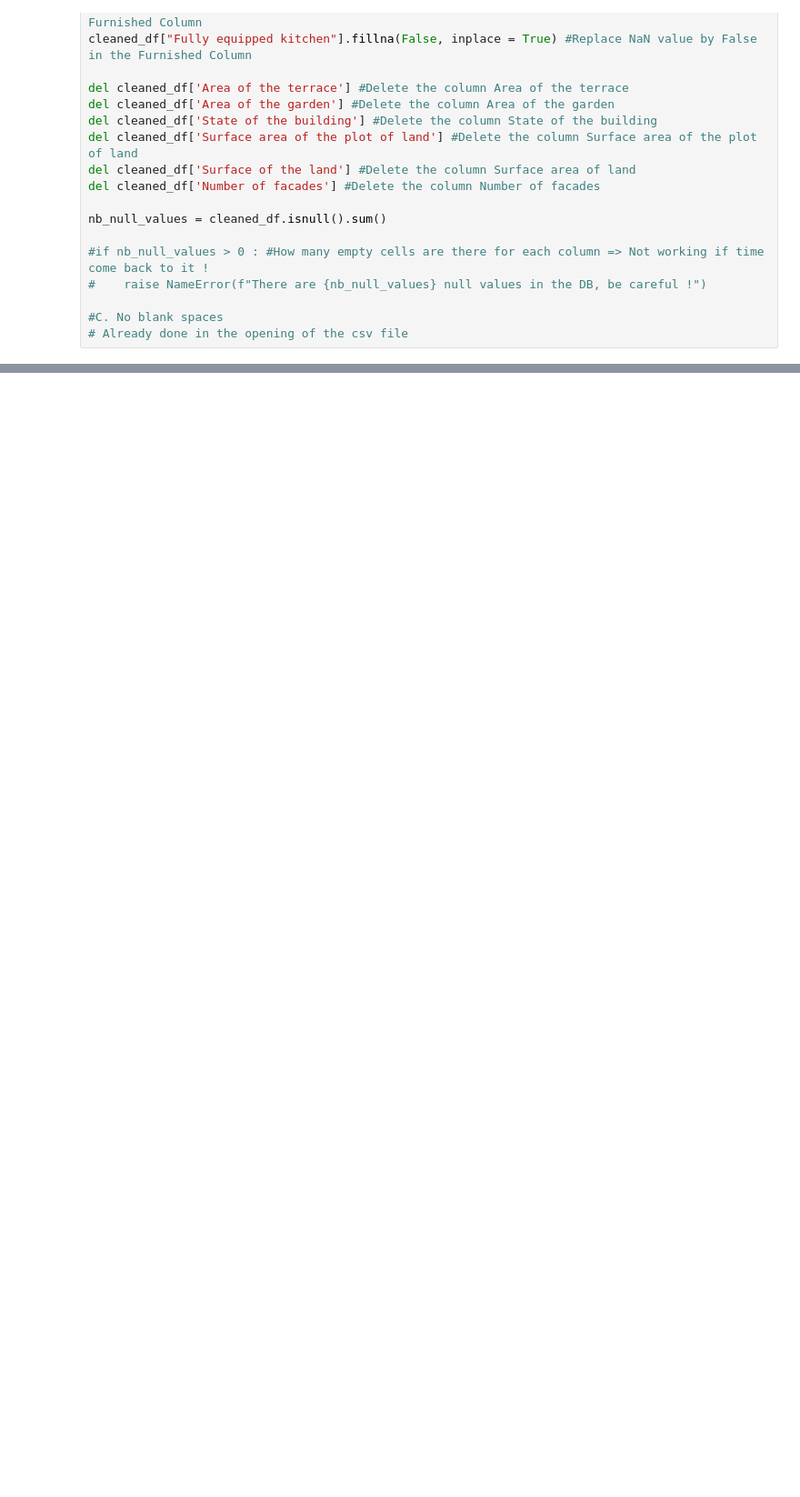
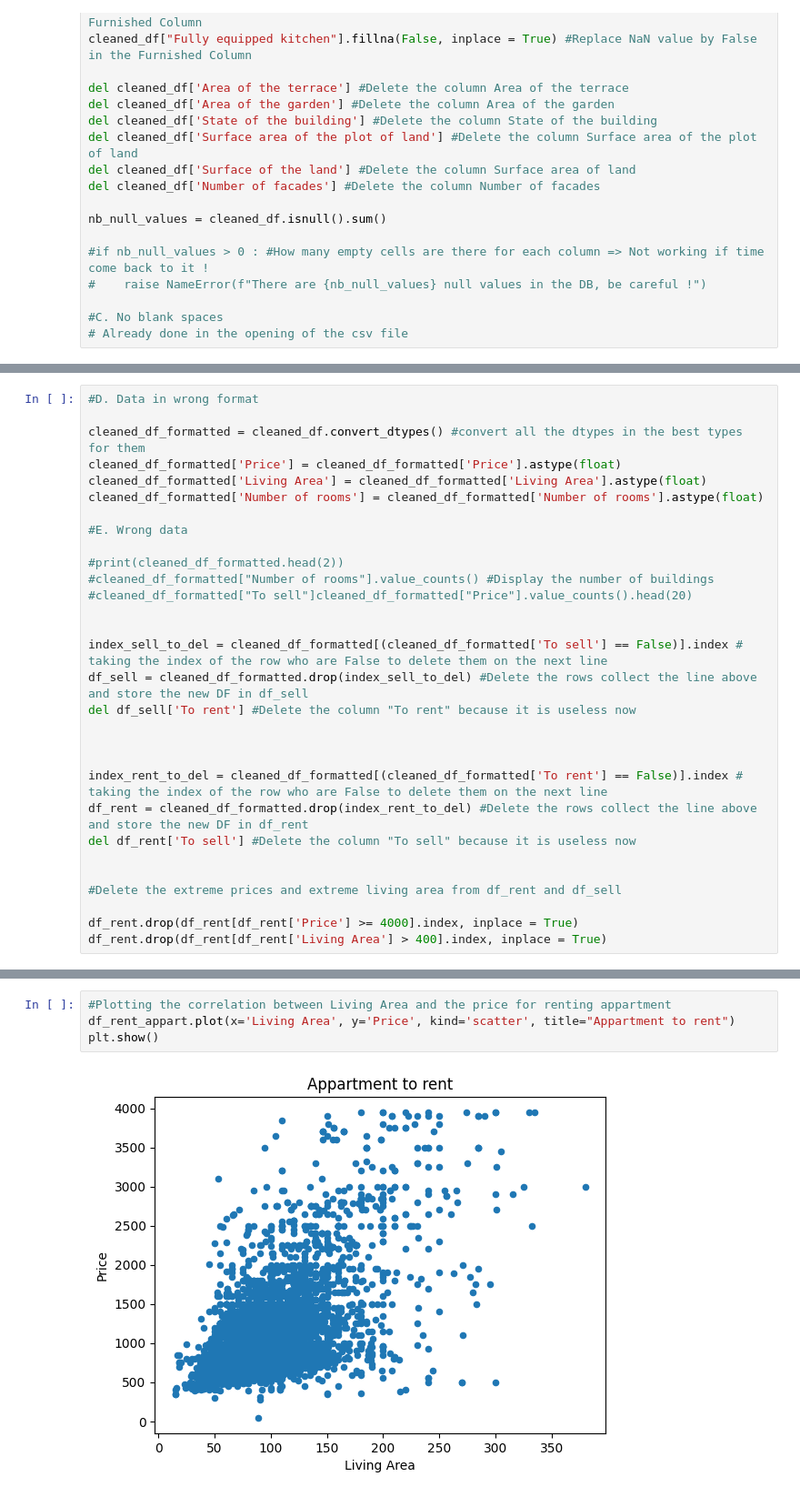
Before and after one commit to vdbromain/real-estate-price-prediction, a Jupyter notebook: Second_Week.ipynb, the cells around one changed output, grey strips where cells are left out. Shown at 91% size. Saved outputs shown, nothing was run; the diff lists cells and outputs as text; blank space fills up the shorter version.

Commit message:
Monday evening End of the plotting part

```diff
--- a/Second_Week.ipynb
+++ b/Second_Week.ipynb
@@ -149,0 +44,30 @@ plt.show()
+# %%
+#D. Data in wrong format
+
+cleaned_df_formatted = cleaned_df.convert_dtypes() #convert all the dtypes in the best types for them
+cleaned_df_formatted['Price'] = cleaned_df_formatted['Price'].astype(float)
+cleaned_df_formatted['Living Area'] = cleaned_df_formatted['Living Area'].astype(float)
+cleaned_df_formatted['Number of rooms'] = cleaned_df_formatted['Number of rooms'].astype(float)
+
+#E. Wrong data
+
+#print(cleaned_df_formatted.head(2))
+#cleaned_df_formatted["Number of rooms"].value_counts() #Display the number of buildings
+#cleaned_df_formatted["To sell"]cleaned_df_formatted["Price"].value_counts().head(20)
+
+
+index_sell_to_del = cleaned_df_formatted[(cleaned_df_formatted['To sell'] == False)].index # taking the index of the row who are False to delete them on the next line
+df_sell = cleaned_df_formatted.drop(index_sell_to_del) #Delete the rows collect the line above and store the new DF in df_sell
+del df_sell['To rent'] #Delete the column "To rent" because it is useless now
+
+
+
+index_rent_to_del = cleaned_df_formatted[(cleaned_df_formatted['To rent'] == False)].index # taking the index of the row who are False to delete them on the next line
+df_rent = cleaned_df_formatted.drop(index_rent_to_del) #Delete the rows collect the line above and store the new DF in df_rent
+del df_rent['To sell'] #Delete the column "To sell" because it is useless now
+
+
+#Delete the extreme prices and extreme living area from df_rent and df_sell
+
+df_rent.drop(df_rent[df_rent['Price'] >= 4000].index, inplace = True)
+df_rent.drop(df_rent[df_rent['Living Area'] > 400].index, inplace = True)
@@ -149,0 +232,6 @@ plt.show()
+# %%
+#Plotting the correlation between Living Area and the price for renting appartment
+df_rent_appart.plot(x='Living Area', y='Price', kind='scatter', title="Appartment to rent")
+plt.show()
+# %% [output]
+[figure, added]
```
Also changed, not shown: parts of 80 cells of this notebook, 1 other file.
